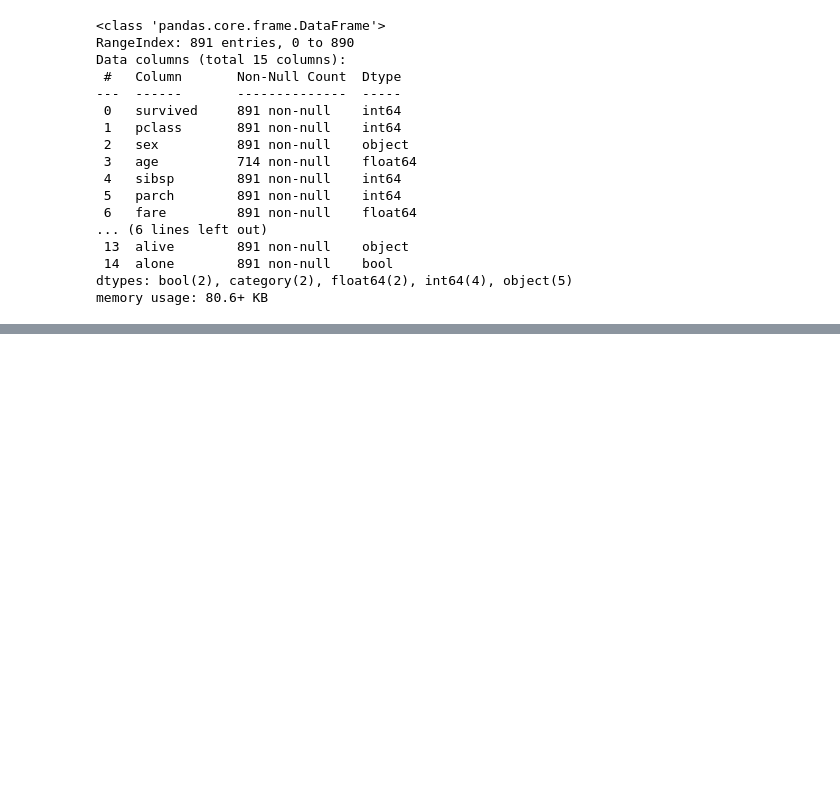
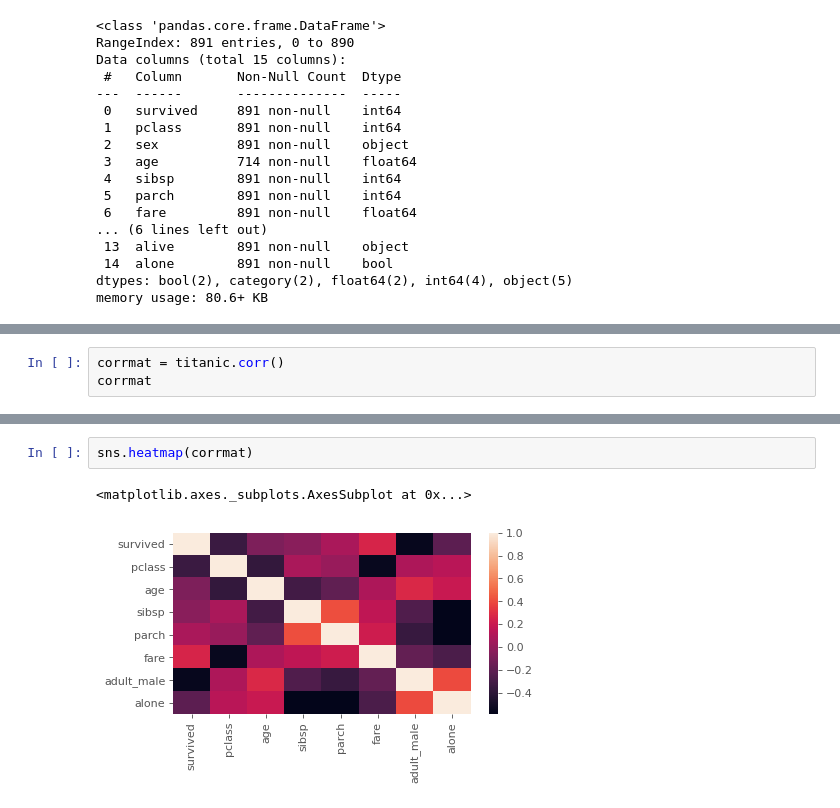
Before and after one commit to Binita72/Visualization_of_titanic_data, a Jupyter notebook: Untitled.ipynb, the cells around one changed output, grey strips where cells are left out. Cells and saved outputs as stored; diff of their text form; blank space fills up the shorter version.

```diff
--- a/Untitled.ipynb
+++ b/Untitled.ipynb
@@ -62,0 +91,3 @@ memory usage: 80.6+ KB
+# %%
+corrmat = titanic.corr()
+corrmat
@@ -62,0 +104,5 @@ memory usage: 80.6+ KB
+# %%
+sns.heatmap(corrmat)
+# %% [output]
+<matplotlib.axes._subplots.AxesSubplot at 0x...>
+[figure, added]
```
Also changed, not shown: parts of 5 cells of this notebook.
